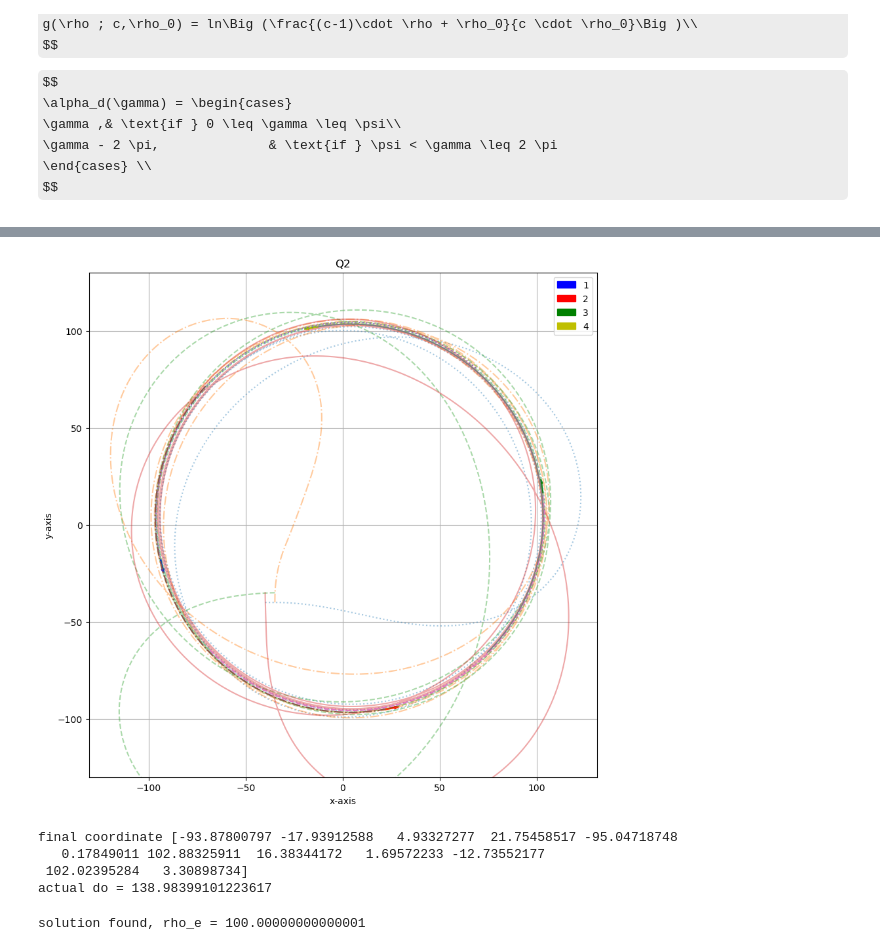
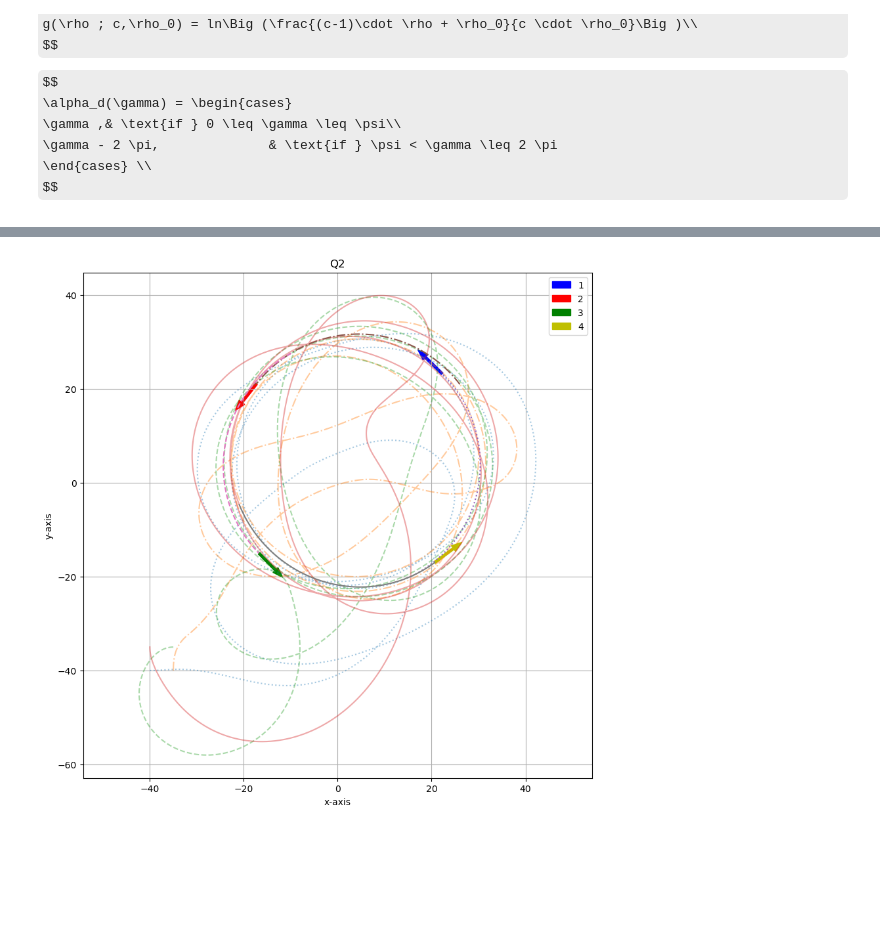
Before and after one commit to kiredoo/crazyflie-basics, a Jupyter notebook: cyclic_persuit_simulation/cyclic.ipynb, the cells around one changed output, grey strips where cells are left out. Cells and saved outputs as stored; diff of their text form; code cells hidden in the pictures; some formulas as TeX source; blank space fills up the shorter version.

```diff
--- a/cyclic_persuit_simulation/cyclic.ipynb
+++ b/cyclic_persuit_simulation/cyclic.ipynb
@@ -356,17 +218,13 @@ n = 4
 traj = [x0]
 x = x0
 t = 0
-T = 3000
-global counter
-counter = 0
-
+T = 800
 for i in tqdm(range(int(T/dt) )):
     dx = rk4_step(f_unicycle,x,t,dt,n)
     x = x + dx
     x = adjust_angle(x,n)
     t = t + dt
     traj.append(x)
-    counter += counter + 1
 # %%
 print("Velocity : ", v)
 plt.plot(v/np.array(control_signal))
@@ -394,63 +248,33 @@ def distance(a,b):
 # %%
 plt.figure(figsize=(10,10))
-
 # plt.plot(np.array(traj)[:,0],np.array(traj)[:,1])
 # plt.plot(np.array(traj)[:,2],np.array(traj)[:,3])
 # plt.plot(np.array(traj)[:,4],np.array(traj)[:,5])
 # plt.plot(np.array(traj)[:,6],np.array(traj)[:,7])
 # plt.axis('equal')
 # plt.show()
 display_horizon = 5000
 plt.plot(np.array(traj)[0:-display_horizon,0],np.array(traj)[0:-display_horizon,1],':',alpha = 0.4)
 plt.plot(np.array(traj)[0:-display_horizon,3],np.array(traj)[0:-display_horizon,4],'-.',alpha = 0.4)
 plt.plot(np.array(traj)[0:-display_horizon:,6],np.array(traj)[0:-display_horizon,7],'--',alpha = 0.4)
 plt.plot(np.array(traj)[0:-display_horizon,9],np.array(traj)[0:-display_horizon,10],alpha = 0.4)
 
 plt.plot(np.array(traj)[-display_horizon:-1,0],np.array(traj)[-display_horizon:-1,1],':',alpha = 1)
 plt.plot(np.array(traj)[-display_horizon:-1,3],np.array(traj)[-display_horizon:-1,4],'-.',alpha = 1)
 plt.plot(np.array(traj)[-display_horizon:-1,6],np.array(traj)[-display_horizon:-1,7],'--',alpha = 1)
 plt.plot(np.array(traj)[-display_horizon:-1,9],np.array(traj)[-display_horizon:-1,10],alpha = 1)
 plt.axis('equal')
 plt.title('Q2')
 plt.xlabel('x-axis')
 plt.ylabel('y-axis')
 
 arrow_size = 5
-plt.arrow(np.array(traj)[-1,0],np.array(traj)[-1,1],arrow_size*np.cos(np.array(traj)[-1,2]),arrow_size*np.sin(np.array(traj)[-1,2]),width=.5,label = '1',color = 'b')
-plt.arrow(np.array(traj)[-1,3],np.array(traj)[-1,4],arrow_size*np.cos(np.array(traj)[-1,5]),arrow_size*np.sin(np.array(traj)[-1,5]),width=.5,label = '2',color = 'r')
-plt.arrow(np.array(traj)[-1,6],np.array(traj)[-1,7],arrow_size*np.cos(np.array(traj)[-1,8]),arrow_size*np.sin(np.array(traj)[-1,8]),width=.5,label = '3',color = 'g')
-plt.arrow(np.array(traj)[-1,9],np.array(traj)[-1,10],arrow_size*np.cos(np.array(traj)[-1,11]),arrow_size*np.sin(np.array(traj)[-1,11]),width=.5,label = '4',color = 'y')
+plt.arrow(np.array(traj)[-1,0],np.array(traj)[-1,1],arrow_size*np.cos(np.array(traj)[-1,2]),arrow_size*np.sin(np.array(traj)[-1,2]),width=0.5,label = '1',color = 'b')
+plt.arrow(np.array(traj)[-1,3],np.array(traj)[-1,4],arrow_size*np.cos(np.array(traj)[-1,5]),arrow_size*np.sin(np.array(traj)[-1,5]),width=0.5,label = '2',color = 'r')
+plt.arrow(np.array(traj)[-1,6],np.array(traj)[-1,7],arrow_size*np.cos(np.array(traj)[-1,8]),arrow_size*np.sin(np.array(traj)[-1,8]),width=0.5,label = '3',color = 'g')
+plt.arrow(np.array(traj)[-1,9],np.array(traj)[-1,10],arrow_size*np.cos(np.array(traj)[-1,11]),arrow_size*np.sin(np.array(traj)[-1,11]),width=0.5,label = '4',color = 'y')
 plt.legend()
 plt.grid()
-plt.axis([-130,130,-130,130])
 plt.show()
-
-print(f"final coordinate {traj[-1][:]}")
-a_coord = traj[-1][0:2]
-b_coord = traj[-1][3:5]
-d = distance(a_coord,b_coord)
-print(f"actual do = {d}")
 # %% [output]
-[figure, old version]
+[figure, new version]
-final coordinate [-93.87800797 -17.93912588   4.93327277  21.75458517 -95.04718748
-   0.17849011 102.88325911  16.38344172   1.69572233 -12.73552177
- 102.02395284   3.30898734]
-actual do = 138.98399101223617
-# %%
-#rho_e solver using root finding methods
-def f(rho_e):
-    return (v/rho_e) - k * g_function2(rho_e, c, rho_o) * (np.pi/2)
-
-rho_guess = 1.0
-rho_min = 0.1
-rho_max = 200
-
-solution = root_scalar(f, bracket=[rho_min, rho_max], method = 'brentq')
-rho_e = solution.root
-if solution.converged:
-    root = solution.root
-    print(f'solution found, rho_e = {root}')
-else:
-    print('no solution')
-# %% [output]
-solution found, rho_e = 100.00000000000001
```
Also changed, not shown: parts of 12 cells of this notebook.
